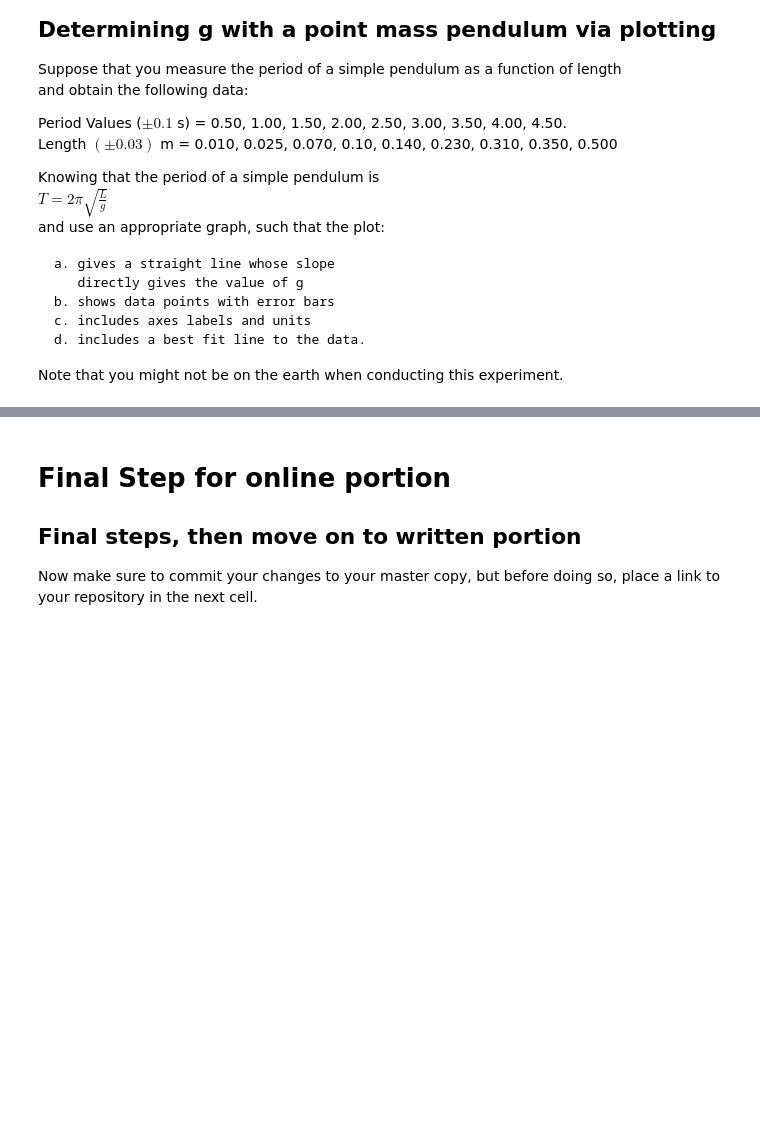
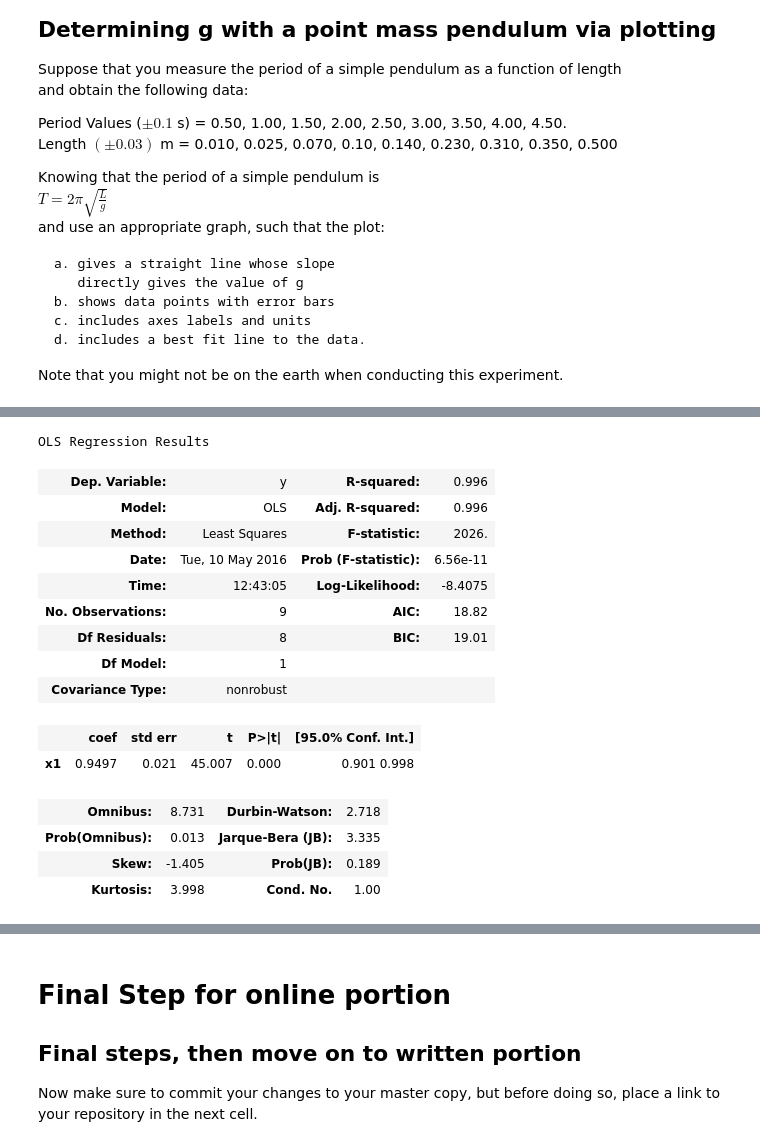
Before and after one commit to samuel-barton/240FinalExam, a Jupyter notebook: BartonSamuelAnswers.ipynb, the cells around one changed output, grey strips where cells are left out. Drawn from its saved outputs; the diff is of its cells as text; code cells hidden in the pictures; blank space fills up the shorter version.

```diff
--- a/BartonSamuelAnswers.ipynb
+++ b/BartonSamuelAnswers.ipynb
@@ -186,0 +194,40 @@ edit this cell to describe your solution method.
+# %%
+import matplotlib.pyplot as plt
+from scipy.optimize import curve_fit
+import statsmodels.api as sm
+% matplotlib inline
+from pylab import rcParams
+rcParams['figure.figsize'] = 15,12
+
+T = [0.50, 1.00, 1.50, 2.00, 2.50, 3.00, 3.50, 4.00, 4.50]
+L = [0.010, 0.025, 0.070, 0.10, 0.140, 0.230, 0.310, 0.350, 0.500]
+
+y_axis = [l*4*np.pi**2 for l in L]
+T_squared = [t**2 for t in T]
+
+fitParams = curve_fit(linearFit, y_axis, T_squared)
+
+est = sm.OLS(y_axis, T_squared)
+est = est.fit()
+
+x_prime = np.linspace(np.amin(T_squared), np.amax(T_squared), 100)
+y_predicted = est.predict(x_prime)
+
+est.summary()
+# %% [output]
+OLS Regression Results
+| Dep. Variable: | y | R-squared: | 0.996 |
+| Model: | OLS | Adj. R-squared: | 0.996 |
+| Method: | Least Squares | F-statistic: | 2026. |
+| Date: | Tue, 10 May 2016 | Prob (F-statistic): | 6.56e-11 |
+| Time: | 12:43:05 | Log-Likelihood: | -8.4075 |
+| No. Observations: | 9 | AIC: | 18.82 |
+| Df Residuals: | 8 | BIC: | 19.01 |
+| Df Model: | 1 |  |  |
+| Covariance Type: | nonrobust |  |  |
+|  | coef | std err | t | P>|t| | [95.0% Conf. Int.] |
+| x1 | 0.9497 | 0.021 | 45.007 | 0.000 | 0.901 0.998 |
+| Omnibus: | 8.731 | Durbin-Watson: | 2.718 |
+| Prob(Omnibus): | 0.013 | Jarque-Bera (JB): | 3.335 |
+| Skew: | -1.405 | Prob(JB): | 0.189 |
+| Kurtosis: | 3.998 | Cond. No. | 1.00 |
```
Also changed, not shown: parts of 9 cells of this notebook.
